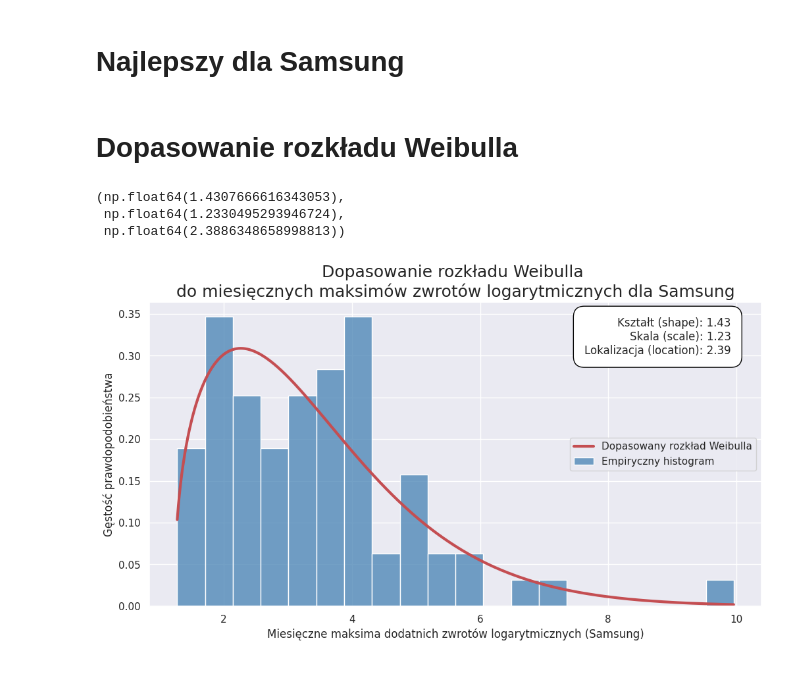
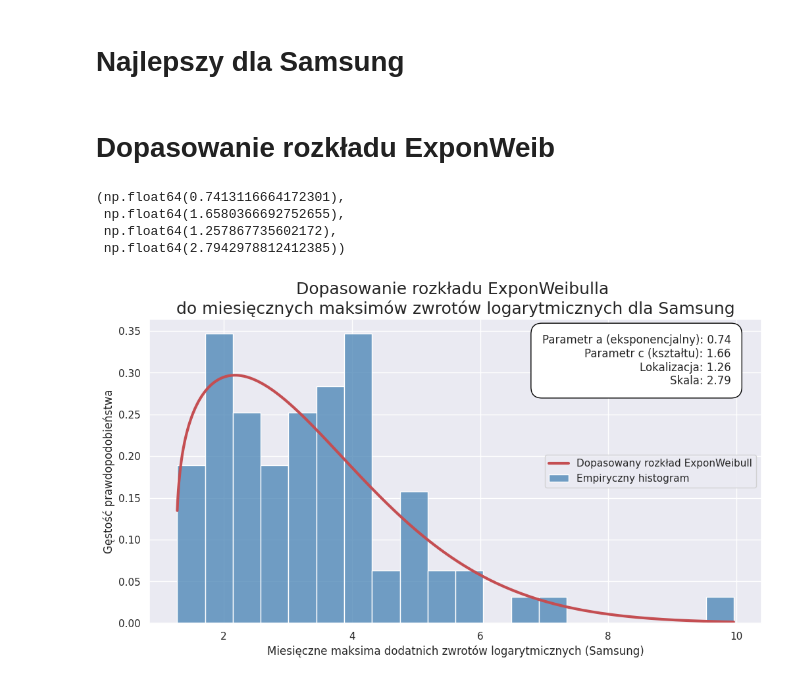
Before and after one commit to mathieuboro/nvidia_risk_management, a Jupyter notebook: maks.ipynb, the cells around one changed output. Cells and saved outputs as stored; diff of their text form; code cells hidden in the pictures.

```diff
--- a/maks.ipynb
+++ b/maks.ipynb
@@ -236,34 +251,36 @@ plt.show()
 # %% [markdown]
 # Najlepszy dla Samsung
 # %% [markdown]
-# Dopasowanie rozkładu Weibulla
+# Dopasowanie rozkładu ExponWeib
 # %%
-params_weibull_samsung = st.weibull_min.fit(monthly_maxima_samsung_raw)
-params_weibull_samsung
+params_exponweib_samsung = st.exponweib.fit(monthly_maxima_samsung_raw)
+params_exponweib_samsung
 # %% [output]
-(np.float64(1.4307666616343053),
- np.float64(1.2330495293946724),
- np.float64(2.3886348658998813))
+(np.float64(0.7413116664172301),
+ np.float64(1.6580366692752655),
+ np.float64(1.257867735602172),
+ np.float64(2.7942978812412385))
 # %%
 x_vals_samsung = np.linspace(min(monthly_maxima_samsung_raw), max(monthly_maxima_samsung_raw), 1000)
-weibull_pdf_samsung = st.weibull_min.pdf(x_vals_samsung, *params_weibull_samsung)
+exponweib_pdf_samsung = st.exponweib.pdf(x_vals_samsung, *params_exponweib_samsung)
 # %%
-shape_param = params_weibull_samsung[0]  # Parametr kształtu (shape)
-scale_param = params_weibull_samsung[1]  # Parametr skali (scale)
-loc_param = params_weibull_samsung[2]   # Parametr lokalizacji (location)
+a_param = params_exponweib_samsung[0]  # Parametr eksponencjalny (a)
+c_param = params_exponweib_samsung[1]  # Parametr Weibulla (c)
+loc_param = params_exponweib_samsung[2]  # Lokalizacja (loc)
+scale_param = params_exponweib_samsung[3]  # Skala (scale)
 
 plt.figure(figsize=(12, 6))
 
 # Dodanie parametrów Weibulla na wykresie
-param_text = f'Kształt (shape): {shape_param:.2f}\nSkala (scale): {scale_param:.2f}\nLokalizacja (location): {loc_param:.2f}'
+param_text = f'Parametr a (eksponencjalny): {a_param:.2f}\nParametr c (kształtu): {c_param:.2f}\nLokalizacja: {loc_param:.2f}\nSkala: {scale_param:.2f}'
 plt.text(0.95, 0.95, param_text, ha='right', va='top', transform=plt.gca().transAxes, fontsize=12, bbox=dict(facecolor='white', edgecolor='black', boxstyle='round,pad=1'))
 
 sns.histplot(monthly_maxima_samsung_raw, bins=20, kde=False, stat="density", color="steelblue", label='Empiryczny histogram')
-plt.plot(x_vals_samsung, weibull_pdf_samsung, 'r-', lw=3, label='Dopasowany rozkład Weibulla')
-plt.title('Dopasowanie rozkładu Weibulla \ndo miesięcznych maksimów zwrotów logarytmicznych dla Samsung', fontsize=18)
+plt.plot(x_vals_samsung, exponweib_pdf_samsung, 'r-', lw=3, label='Dopasowany rozkład ExponWeibull')
+plt.title('Dopasowanie rozkładu ExponWeibulla \ndo miesięcznych maksimów zwrotów logarytmicznych dla Samsung', fontsize=18)
 plt.xlabel('Miesięczne maksima dodatnich zwrotów logarytmicznych (Samsung)', fontsize=12)
 plt.ylabel('Gęstość prawdopodobieństwa', fontsize=12)
 plt.legend()
 plt.show()
 # %% [output]
-[figure, old version]
+[figure, new version]
```
Also changed, not shown: parts of 6 cells of this notebook.
